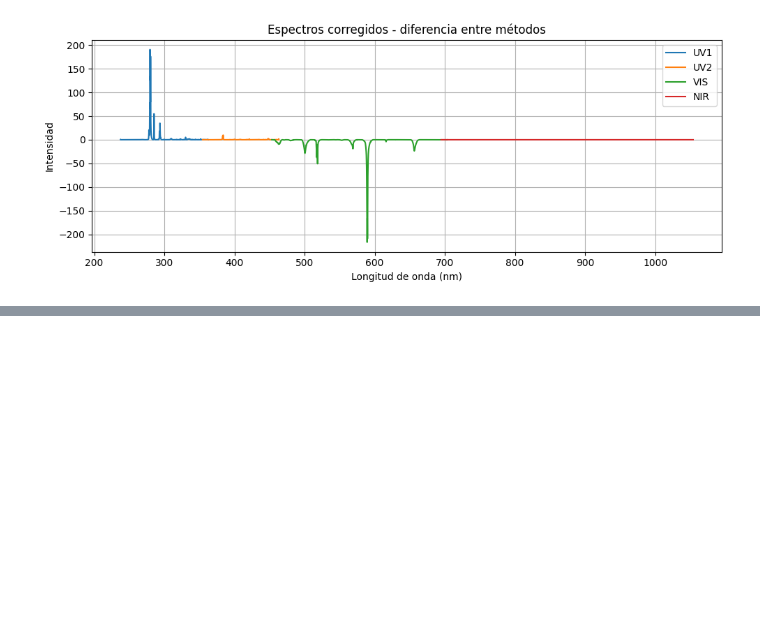
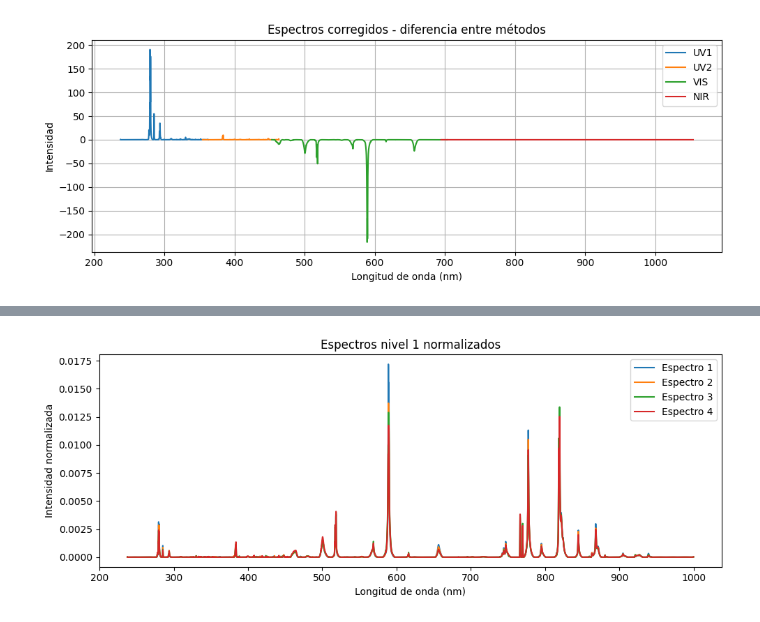
Before and after one commit to elsamoreno/LIBS_QUANTIFICATION_INTA, a Jupyter notebook: Pre_Processing/Pruebas_pipeline.ipynb, the cells around one changed output, grey strips where cells are left out. Saved outputs shown, nothing was run; the diff lists cells and outputs as text; code cells hidden in the pictures; blank space fills up the shorter version.

```diff
--- a/Pre_Processing/Pruebas_pipeline.ipynb
+++ b/Pre_Processing/Pruebas_pipeline.ipynb
@@ -350,0 +554,47 @@ plot_spectra(spectra_diff, wavelengths, nombres, title="Espectros corregidos - d
+# %%
+def normalizar_por_suma(espectro):
+    """
+    Normaliza un espectro dividiendo cada valor entre la suma total del espectro.
+
+    Parámetros:
+    ------------
+    espectro : array_like
+        Espectro original (array 1D de intensidades).
+
+    Devuelve:
+    ---------
+    espectro_normalizado : np.ndarray
+        Espectro normalizado.
+    """
+    espectro = np.asarray(espectro)
+    suma_total = np.sum(espectro)
+
+    if suma_total == 0:
+        raise ValueError("La suma del espectro es cero, no se puede normalizar.")
+
+    espectro_normalizado = espectro / suma_total
+    return espectro_normalizado
+# %%
+norm_spectra_lv1_1 = normalizar_por_suma(full_spectra_lv1_1)
+norm_spectra_lv1_2 = normalizar_por_suma(full_spectra_lv1_2)
+norm_spectra_lv1_3 = normalizar_por_suma(full_spectra_lv1_3)
+norm_spectra_lv1_4 = normalizar_por_suma(full_spectra_lv1_4)
+norm_spectra_lv1_5 = normalizar_por_suma(full_spectra_lv1_5)
+
+#hacemos un gráfico mostrando juntos todos los espectros
+plt.figure(figsize=(10,4))
+
+plt.plot(full_wavelength, norm_spectra_lv1_1, label='Espectro 1')
+plt.plot(full_wavelength, norm_spectra_lv1_2, label='Espectro 2')
+plt.plot(full_wavelength, norm_spectra_lv1_3, label='Espectro 3')
+plt.plot(full_wavelength, norm_spectra_lv1_4, label='Espectro 4')
+plt.plot(full_wavelength, norm_spectra_lv1_5, label='Espectro 5')
+
+plt.xlabel('Longitud de onda (nm)')
+plt.ylabel('Intensidad normalizada')
+plt.title('Espectros nivel 1 normalizados')
+plt.legend()
+plt.tight_layout()
+plt.show()
+# %% [output]
+[figure, added]
```
Also changed, not shown: parts of 18 cells of this notebook.
